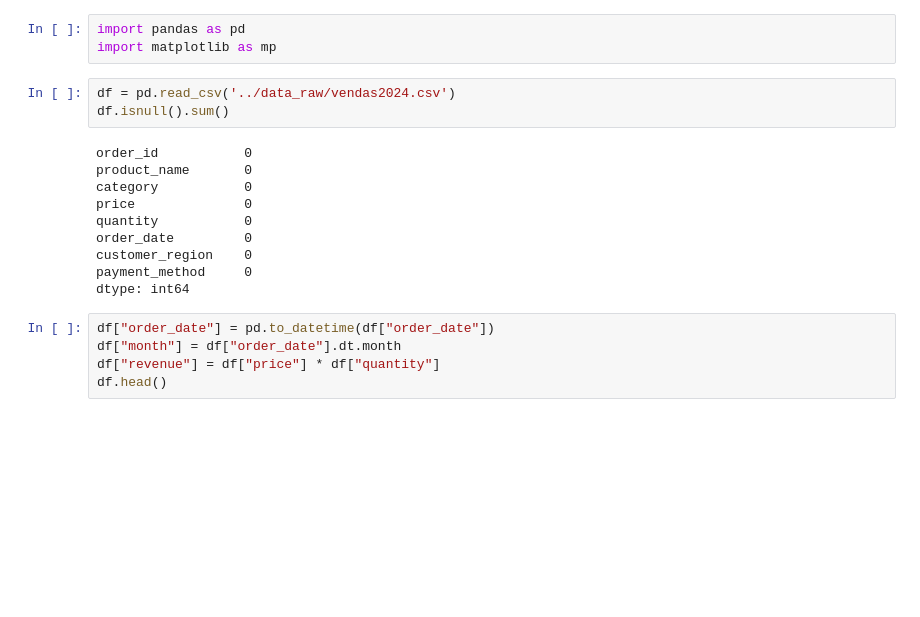
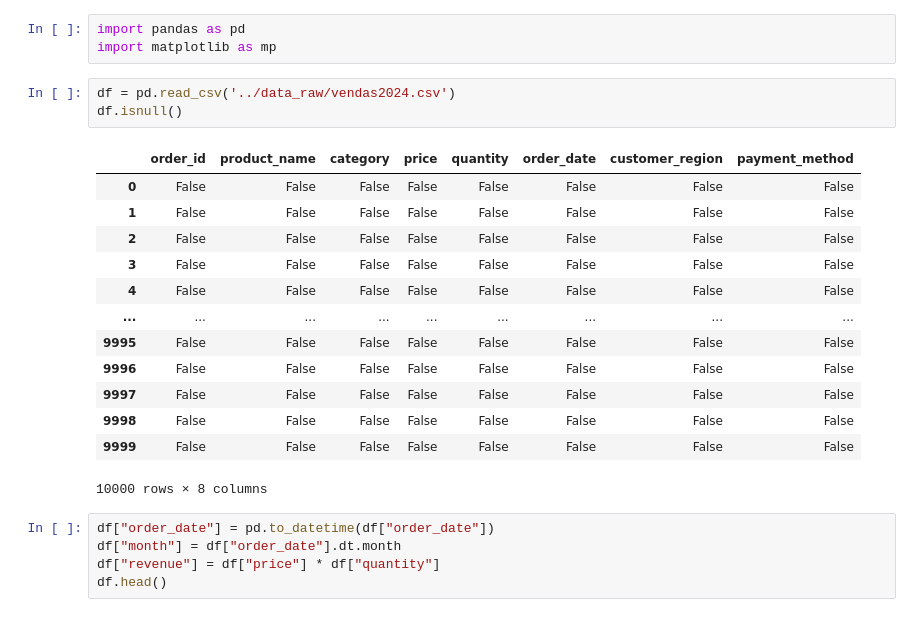
Before and after one commit to jailtonmonteiro/projeto_techworld, a Jupyter notebook: notebooks/exploracao.ipynb, the cells around one changed output. Cells and saved outputs as stored; diff of their text form; blank space fills up the shorter version.

```diff
--- a/notebooks/exploracao.ipynb
+++ b/notebooks/exploracao.ipynb
@@ -7,17 +7,21 @@ import pandas as pd
 import matplotlib as mp
 # %%
 df = pd.read_csv('../data_raw/vendas2024.csv')
-df.isnull().sum()
+df.isnull()
 # %% [output]
+|  | order_id | product_name | category | price | quantity | order_date | customer_region | payment_method |
+| 0 | False | False | False | False | False | False | False | False |
+| 1 | False | False | False | False | False | False | False | False |
+| 2 | False | False | False | False | False | False | False | False |
+| 3 | False | False | False | False | False | False | False | False |
+| 4 | False | False | False | False | False | False | False | False |
+| ... | ... | ... | ... | ... | ... | ... | ... | ... |
+| 9995 | False | False | False | False | False | False | False | False |
+| 9996 | False | False | False | False | False | False | False | False |
+| 9997 | False | False | False | False | False | False | False | False |
+| 9998 | False | False | False | False | False | False | False | False |
+| 9999 | False | False | False | False | False | False | False | False |
-order_id           0
-product_name       0
-category           0
-price              0
-quantity           0
-order_date         0
-customer_region    0
-payment_method     0
-dtype: int64
+10000 rows × 8 columns
 # %%
 df["order_date"] = pd.to_datetime(df["order_date"])
 df["month"] = df["order_date"].dt.month
```
Also changed, not shown: 1 other file.
